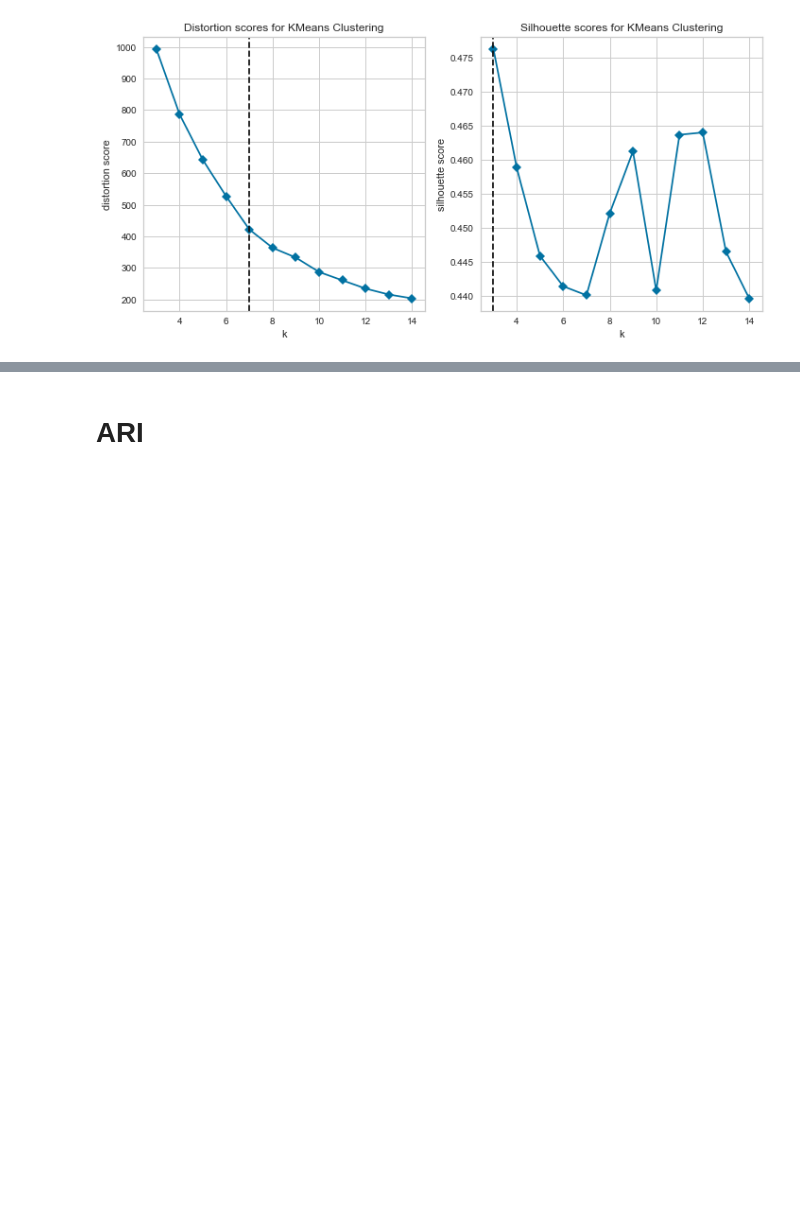
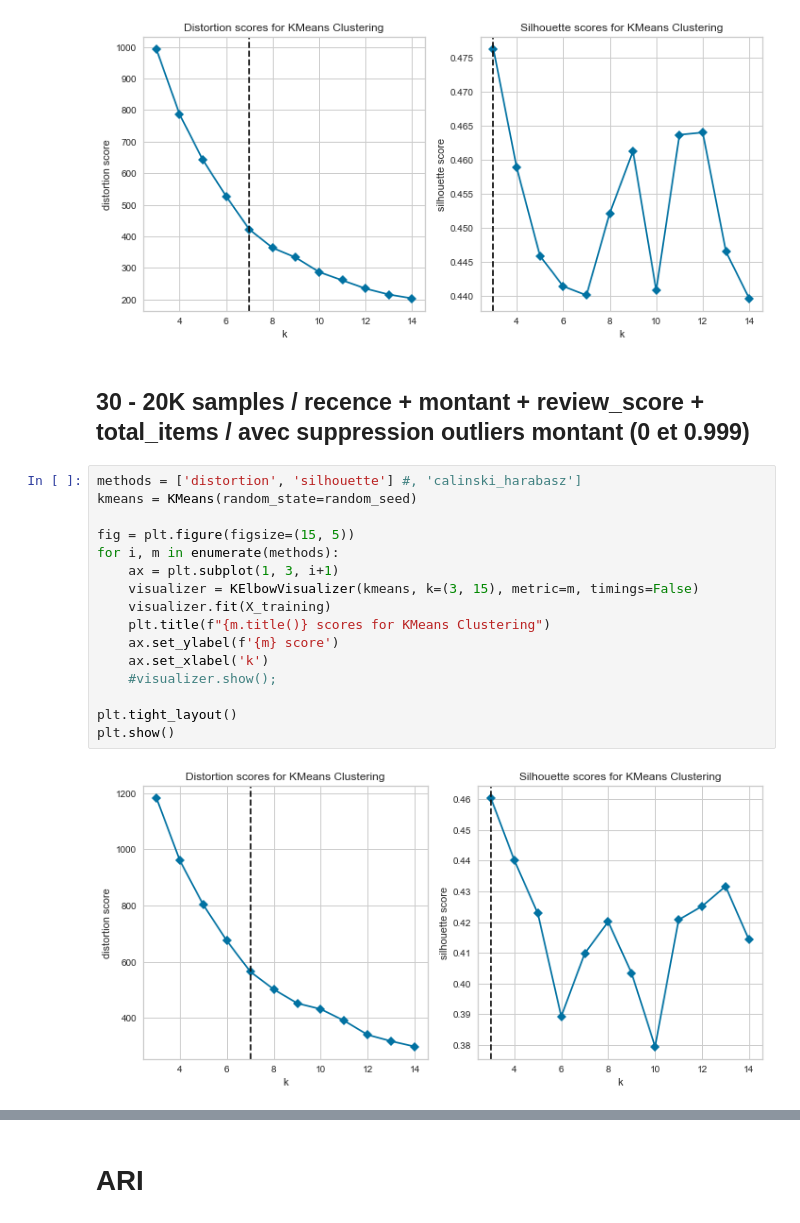
Before and after one commit to Valkea/OC_AI_05, a Jupyter notebook: tests.ipynb, the cells around one changed output, grey strips where cells are left out. Saved outputs shown, nothing was run; the diff lists cells and outputs as text; blank space fills up the shorter version.

```diff
--- a/tests.ipynb
+++ b/tests.ipynb
@@ -636,3 +636,23 @@ plt.tight_layout()
 plt.show()
 # %% [output]
 [figure]
+# %% [markdown]
+## 30 - 20K samples / recence + montant + review_score + total_items / avec suppression outliers montant (0 et 0.999)
+# %%
+methods = ['distortion', 'silhouette'] #, 'calinski_harabasz']
+kmeans = KMeans(random_state=random_seed)
+
+fig = plt.figure(figsize=(15, 5))
+for i, m in enumerate(methods):
+    ax = plt.subplot(1, 3, i+1)
+    visualizer = KElbowVisualizer(kmeans, k=(3, 15), metric=m, timings=False)
+    visualizer.fit(X_training)
+    plt.title(f"{m.title()} scores for KMeans Clustering")
+    ax.set_ylabel(f'{m} score')
+    ax.set_xlabel('k')
+    #visualizer.show();
+
+plt.tight_layout()
+plt.show()
+# %% [output]
+[figure, added]
```
Also changed, not shown: parts of 20 cells of this notebook.
